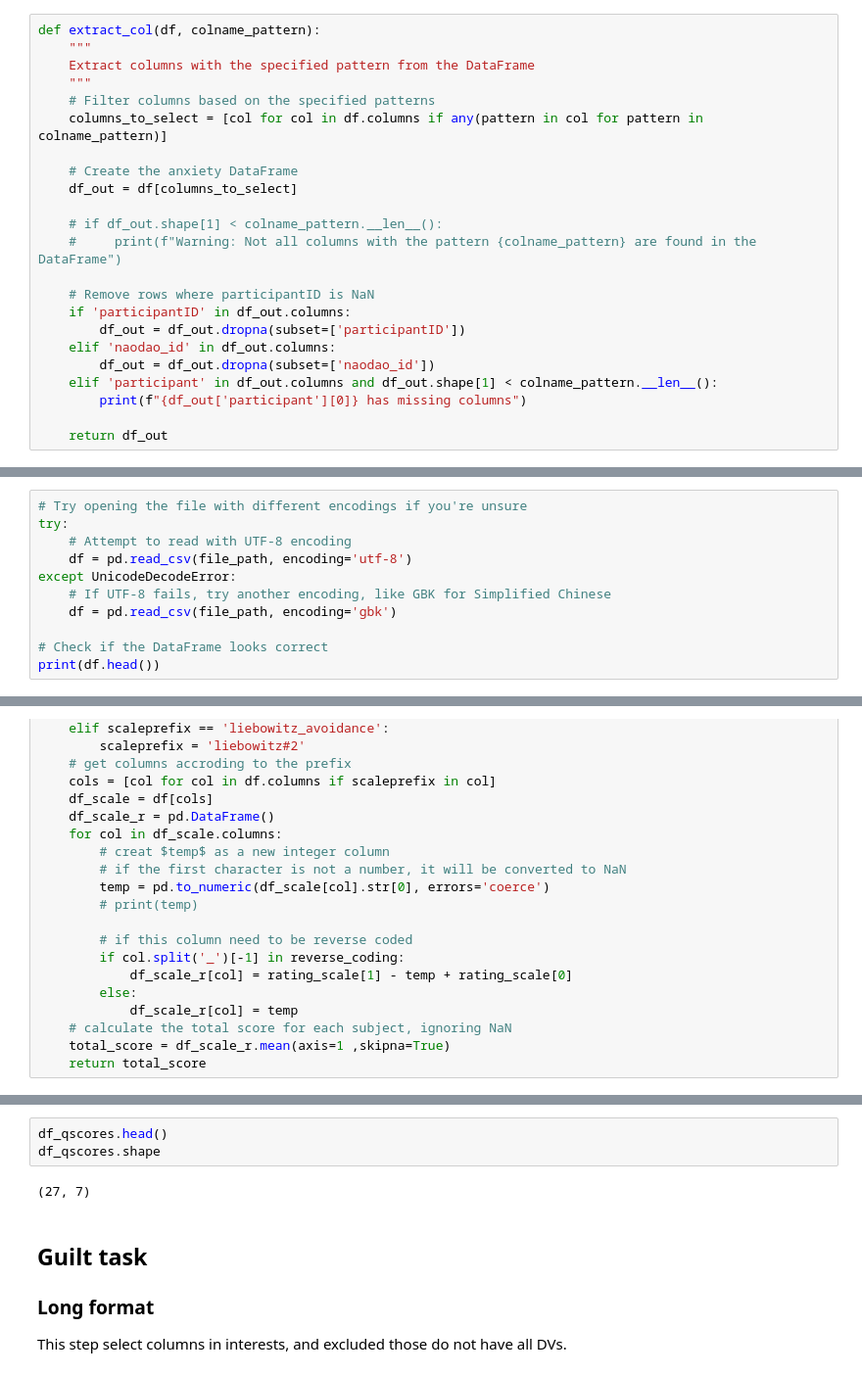
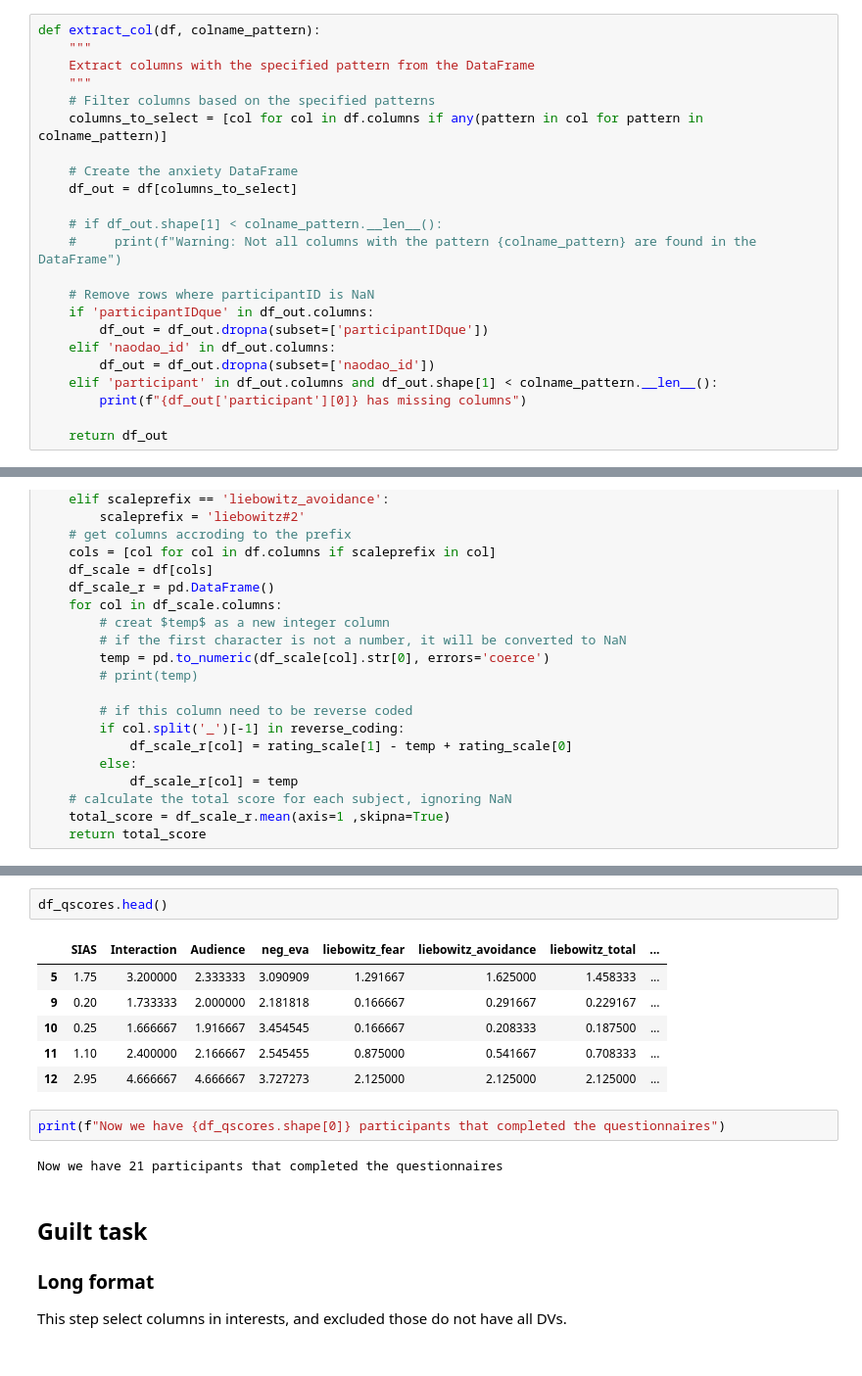
Before and after one commit to t-qin/YESLab-RA-training, a Jupyter notebook: Naodao/naodao_data_cleaning.ipynb, the cells around one changed output, grey strips where cells are left out. Shown at 98% size. Drawn from its saved outputs; the diff is of its cells as text.

```diff
--- a/Naodao/naodao_data_cleaning.ipynb
+++ b/Naodao/naodao_data_cleaning.ipynb
@@ -82,8 +69,8 @@ def extract_col(df, colname_pattern):
     #     print(f"Warning: Not all columns with the pattern {colname_pattern} are found in the DataFrame")
 
     # Remove rows where participantID is NaN
-    if 'participantID' in df_out.columns:
-        df_out = df_out.dropna(subset=['participantID'])
+    if 'participantIDque' in df_out.columns:
+        df_out = df_out.dropna(subset=['participantIDque'])
     elif 'naodao_id' in df_out.columns:
         df_out = df_out.dropna(subset=['naodao_id'])
     elif 'participant' in df_out.columns and df_out.shape[1] < colname_pattern.__len__():
@@ -124,14 +131,3 @@ post_survey_clean = extract_col(post_survey,
 
 # remove the first and second rows
 post_survey_clean = post_survey_clean.drop([0, 1])
-# %%
-# Try opening the file with different encodings if you're unsure
-try:
-    # Attempt to read with UTF-8 encoding
-    df = pd.read_csv(file_path, encoding='utf-8')
-except UnicodeDecodeError:
-    # If UTF-8 fails, try another encoding, like GBK for Simplified Chinese
-    df = pd.read_csv(file_path, encoding='gbk')
-
-# Check if the DataFrame looks correct
-print(df.head())
@@ -194,8 +186,16 @@ KeyError: 'participantID'
 # %%
 df_qscores.head()
-df_qscores.shape
 # %% [output]
-(27, 7)
+|  | SIAS | Interaction | Audience | neg_eva | liebowitz_fear | liebowitz_avoidance | liebowitz_total | ... |
+| 5 | 1.75 | 3.200000 | 2.333333 | 3.090909 | 1.291667 | 1.625000 | 1.458333 | ... |
+| 9 | 0.20 | 1.733333 | 2.000000 | 2.181818 | 0.166667 | 0.291667 | 0.229167 | ... |
+| 10 | 0.25 | 1.666667 | 1.916667 | 3.454545 | 0.166667 | 0.208333 | 0.187500 | ... |
+| 11 | 1.10 | 2.400000 | 2.166667 | 2.545455 | 0.875000 | 0.541667 | 0.708333 | ... |
+| 12 | 2.95 | 4.666667 | 4.666667 | 3.727273 | 2.125000 | 2.125000 | 2.125000 | ... |
+# %%
+print(f"Now we have {df_qscores.shape[0]} participants that completed the questionnaires")
+# %% [output]
+Now we have 21 participants that completed the questionnaires
 # %% [markdown]
 ## Guilt task
 ### Long format
```
Also changed, not shown: parts of 31 cells of this notebook, 1 other file.
